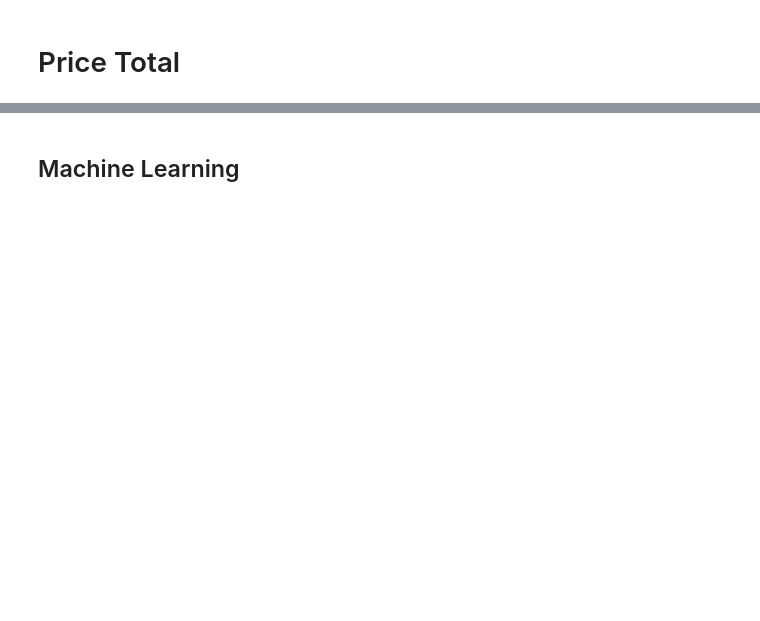
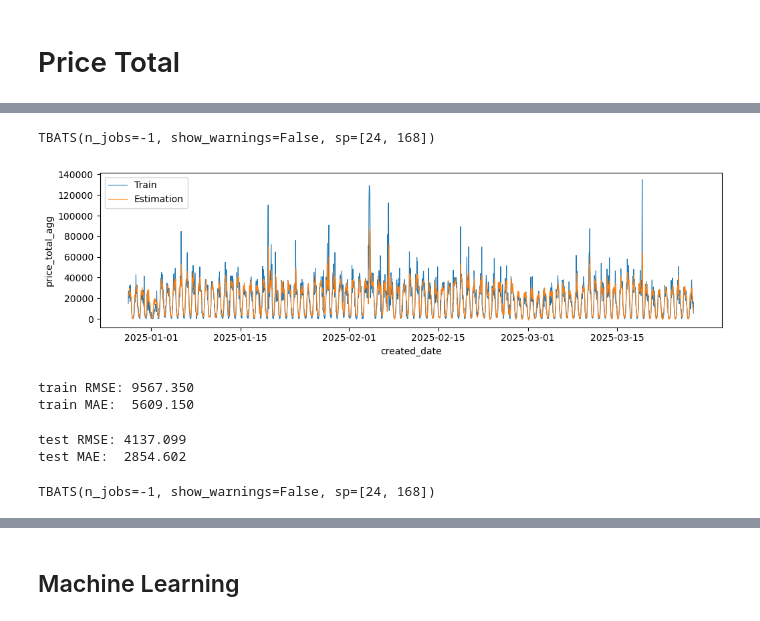
Before and after one commit to jeffc05/sinatra_sales_forecasting, a Jupyter notebook: sales_forecasting.ipynb, the cells around one changed output, grey strips where cells are left out. Cells and saved outputs as stored; diff of their text form; code cells hidden in the pictures; blank space fills up the shorter version.

```diff
--- a/sales_forecasting.ipynb
+++ b/sales_forecasting.ipynb
@@ -228,3 +341,5 @@ ax[4].set_ylabel("Residual");
 # %%
-model = TBATS(sp=[24, 168], show_warnings=False, n_jobs=-1)
-model.fit(df_train)
+tbats = TBATS(sp=[24, 168], show_warnings=False, n_jobs=-1)
+tbats.fit(y_train)
+# %% [output]
+TBATS(n_jobs=-1, show_warnings=False, sp=[24, 168])
@@ -234,4 +346,8 @@ forecast_int = model.predict_interval(fh=df.index, coverage=0.95)
+# %%
+tbats_estimations = tbats.predict(fh=X_train.index)
 # %%
 plt.figure(figsize=(12, 3))
-sns.lineplot(df_train, lw=0.8, label='Train')
-sns.lineplot(forecast[:-TEST_SIZE], lw=0.8, label='Estimation');
+sns.lineplot(y_train, lw=0.8, label='Train')
+sns.lineplot(tbats_estimations, lw=0.8, label='Estimation');
+# %% [output]
+[figure, added]
@@ -237,0 +359,23 @@ sns.lineplot(forecast[:-TEST_SIZE], lw=0.8, label='Estimation');
+# %%
+train_mae = mean_absolute_error(y_train, tbats_estimations)
+train_rmse = root_mean_squared_error(y_train, tbats_estimations)
+
+print(f"train RMSE: {train_rmse:.3f}")
+print(f"train MAE:  {train_mae:.3f}")
+# %% [output]
+train RMSE: 9567.350
+train MAE:  5609.150
+# %%
+test_mae = mean_absolute_error(y_test, tbats_forecast)
+test_rmse = root_mean_squared_error(y_test, tbats_forecast)
+
+print(f"test RMSE: {test_rmse:.3f}")
+print(f"test MAE:  {test_mae:.3f}")
+# %% [output]
+test RMSE: 4137.099
+test MAE:  2854.602
+# %%
+oot_tbats = TBATS(sp=[24, 168], show_warnings=False, n_jobs=-1)
+oot_tbats.fit(y)
+# %% [output]
+TBATS(n_jobs=-1, show_warnings=False, sp=[24, 168])
```
Also changed, not shown: parts of 93 cells of this notebook, 3 other files.
